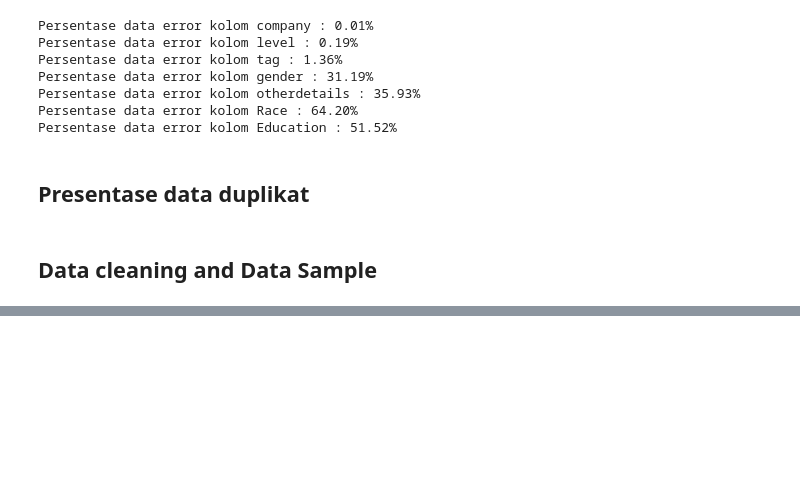
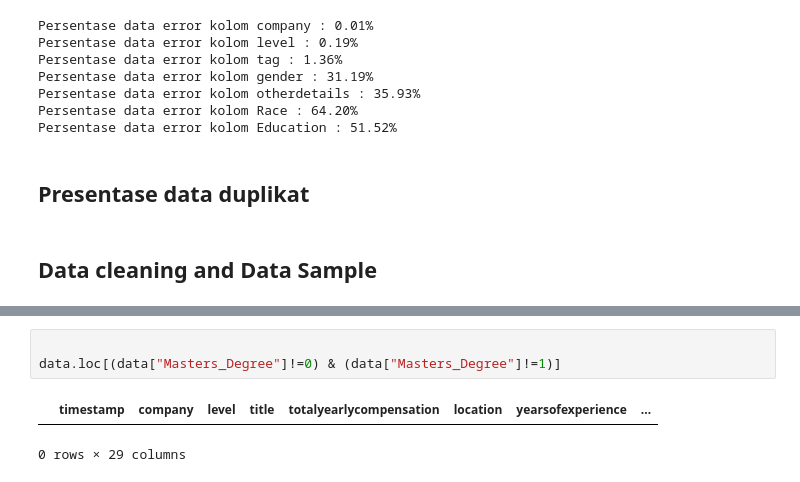
Before and after one commit to fairuzald/andat-Tubes2, a Jupyter notebook: main.ipynb, the cells around one changed output, grey strips where cells are left out. Drawn from its saved outputs; the diff is of its cells as text; blank space fills up the shorter version.

```diff
--- a/main.ipynb
+++ b/main.ipynb
@@ -260,0 +303,6 @@ Persentase data error kolom Education : 51.52%
+# %%
+
+data.loc[(data["Masters_Degree"]!=0) & (data["Masters_Degree"]!=1)]
+# %% [output]
+|  | timestamp | company | level | title | totalyearlycompensation | location | yearsofexperience | ... |
+0 rows × 29 columns
```
Also changed, not shown: parts of 36 cells of this notebook.
